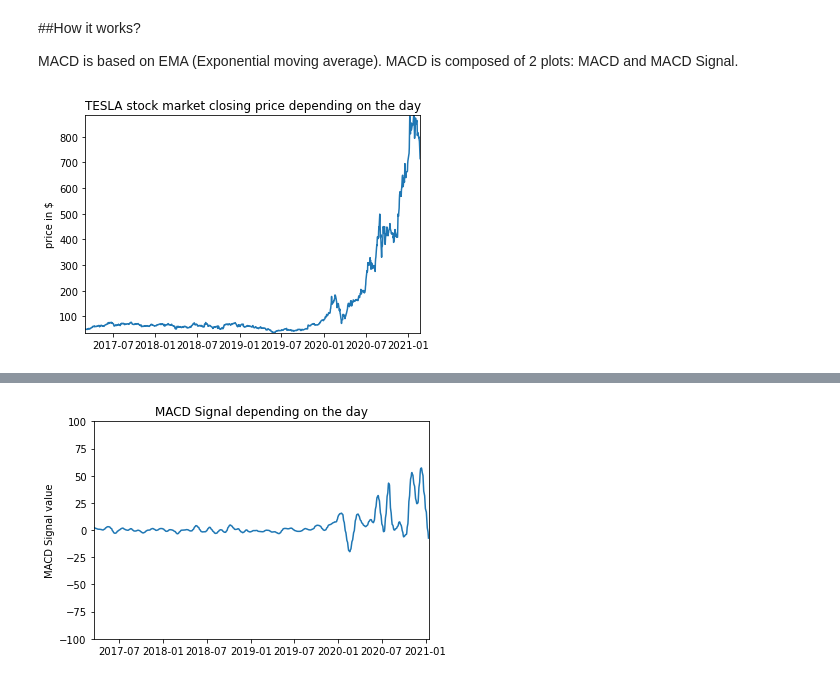
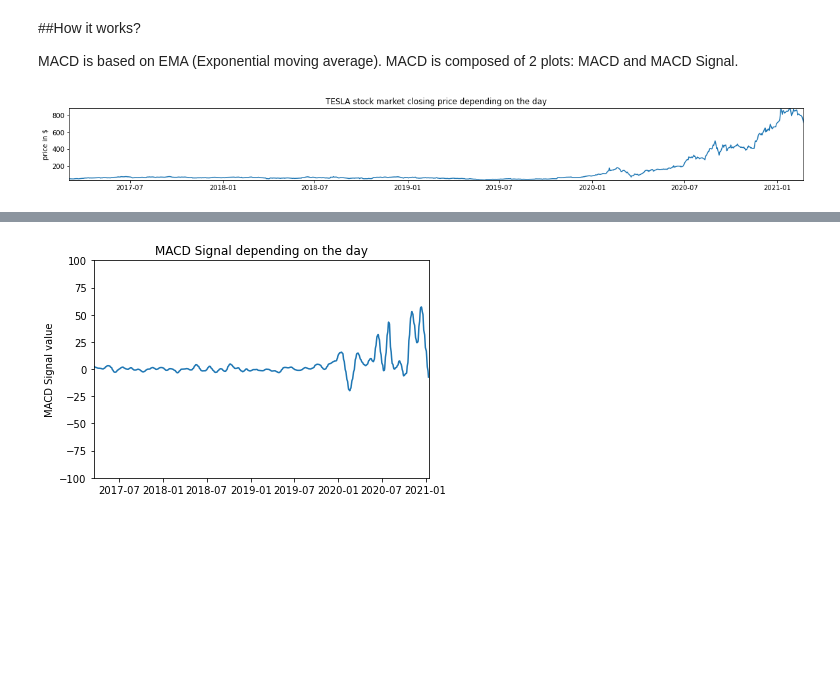
Before and after one commit to Unf0rgiv3n/MACD-Moving-Average-Convergence-Divergence, a Jupyter notebook: MACD.ipynb, the cells around one changed output, grey strips where cells are left out. Drawn from its saved outputs; the diff is of its cells as text; code cells hidden in the pictures; blank space fills up the shorter version.

Commit message:
Changed graph sizes, added MACD plot

```diff
--- a/MACD.ipynb
+++ b/MACD.ipynb
@@ -7,28 +7,28 @@ MACD is based on EMA (Exponential moving average). MACD is composed of 2 plots:
 # %%
 %matplotlib inline
 import pandas as pd
 import matplotlib.pyplot as plt
 
 stock_data = pd.read_csv('tesla-stock.csv')
 stock_data.columns = ['date', 'close', 'volume', 'open', 'high', 'low']
 columns_to_mod = ['close', 'open', 'high', 'low']
 
 for column in columns_to_mod:
     stock_data[column] = stock_data[column].astype(str)
     stock_data[column] = stock_data[column].str.replace('$', '').astype(float)
 
 stock_data['date'] = pd.to_datetime(stock_data['date'])
 
 def plot(x, y, ax, title, y_label):
     ax.set_title(title)
     ax.set_ylabel(y_label)
     ax.plot(x, y)
     ax.margins(x=0, y=0)
 
-fig, ax = plt.subplots()
+fig, ax = plt.subplots(figsize=(20,2))
 plot(stock_data['date'], stock_data['close'], ax, 'TESLA stock market closing price depending on the day', 'price in $')
 # %% [output]
-[figure, old version]
+[figure, new version]
 # %% [markdown]
 ##EMA Formula:
 
```
Also changed, not shown: parts of 2 cells of this notebook.
